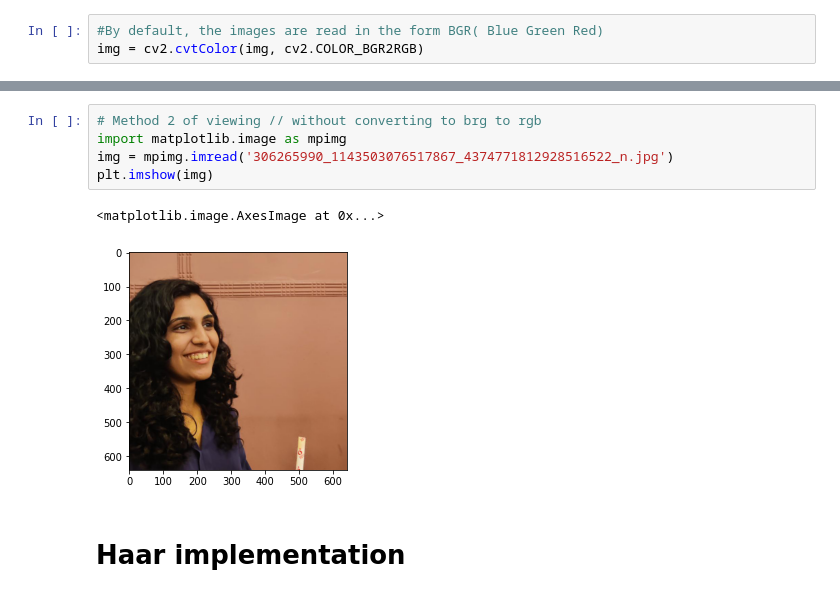
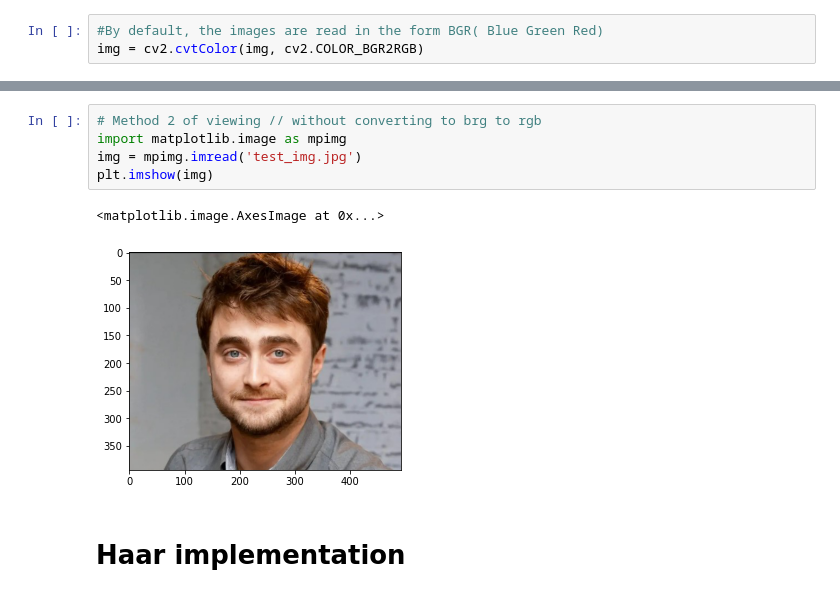
Before and after one commit to tngarg5/Open-CV, a Jupyter notebook: Haar_algorithm_for_object_detection.ipynb, the cells around one changed output, grey strips where cells are left out. Saved outputs shown, nothing was run; the diff lists cells and outputs as text.

```diff
--- a/Haar_algorithm_for_object_detection.ipynb
+++ b/Haar_algorithm_for_object_detection.ipynb
@@ -30,11 +30,11 @@ plt.imshow(img)
 # %%
 # Method 2 of viewing // without converting to brg to rgb
 import matplotlib.image as mpimg
-img = mpimg.imread('306265990_1143503076517867_4374771812928516522_n.jpg')
+img = mpimg.imread('test_img.jpg')
 plt.imshow(img)
 # %% [output]
 <matplotlib.image.AxesImage at 0x...>
-[figure, old version]
+[figure, new version]
 # %% [markdown]
 # Haar implementation
 # %%
```
Also changed, not shown: parts of 6 cells of this notebook.
